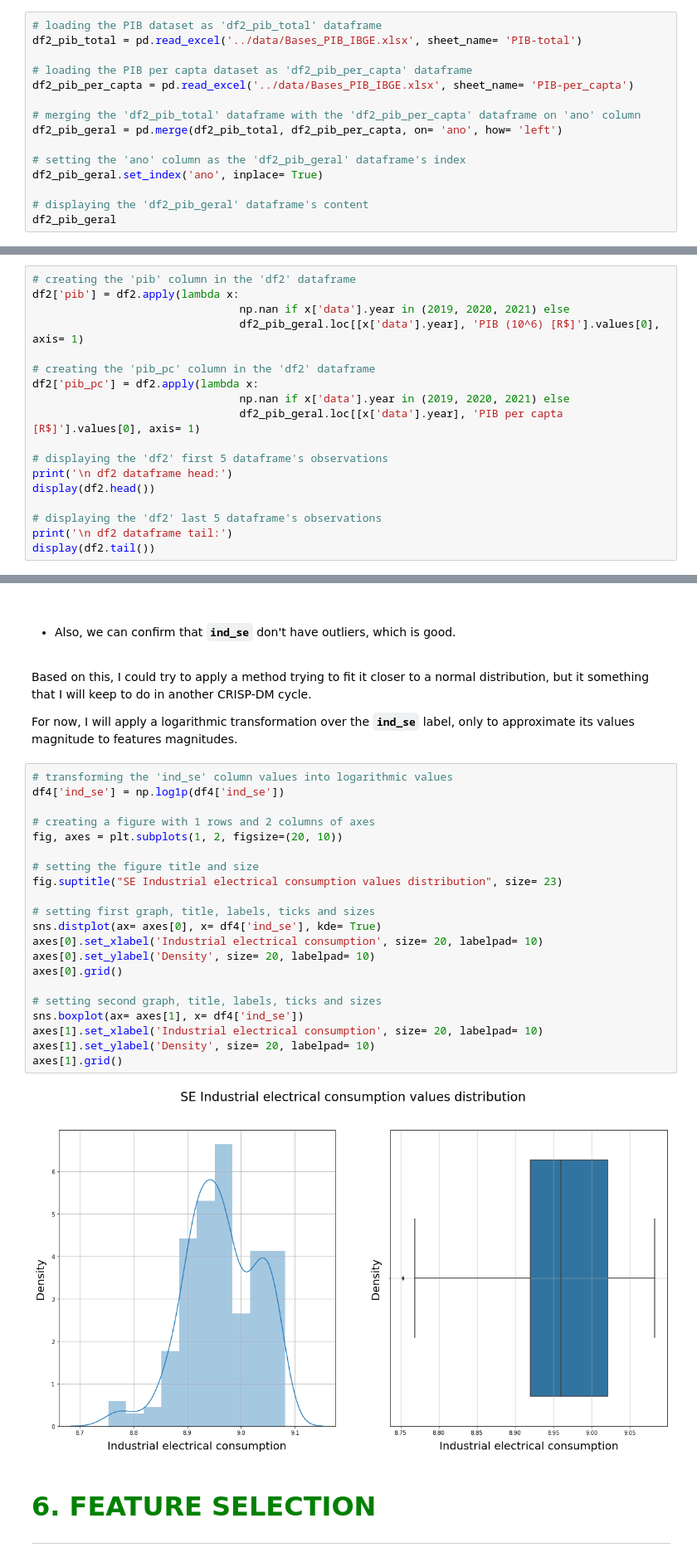
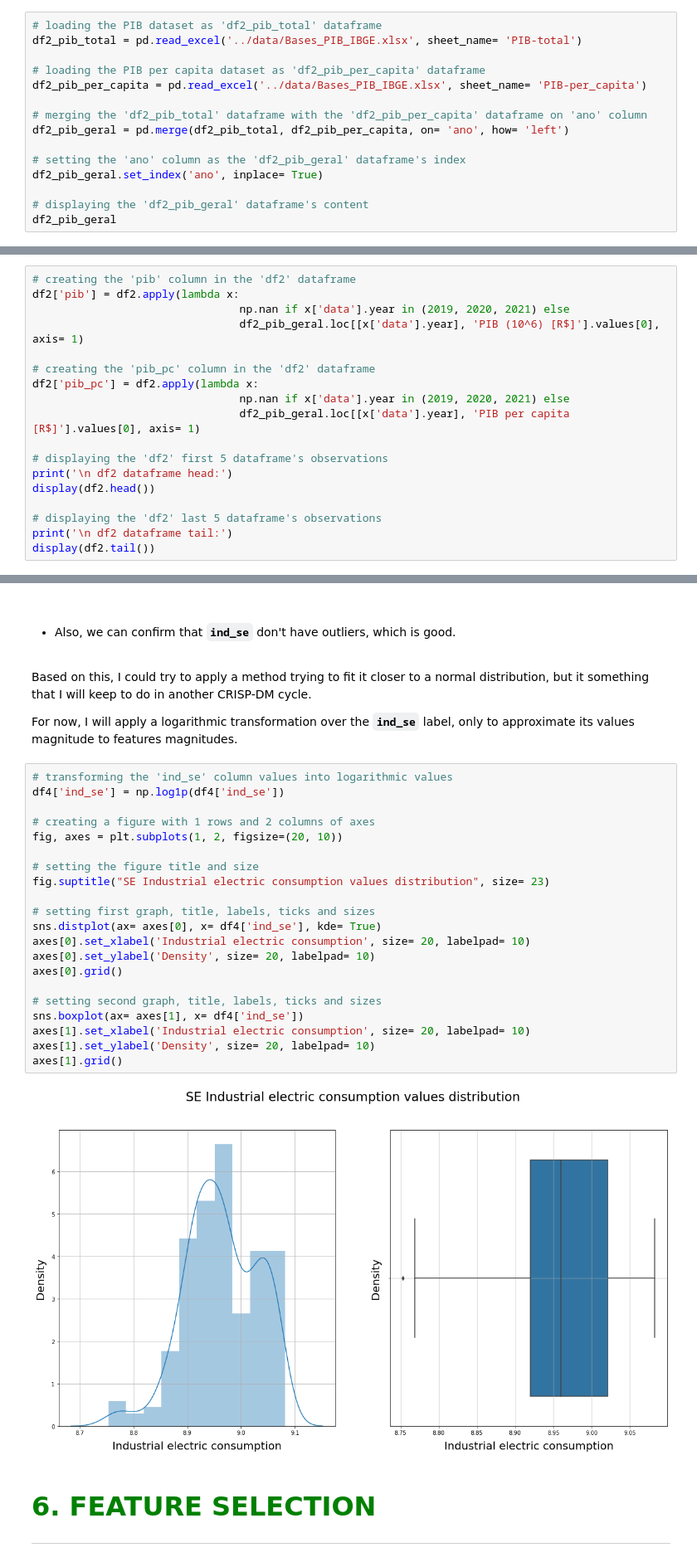
Before and after one commit to pedrofratucci/4Intelligence_Test_Case, a Jupyter notebook: notebooks/4Intelligence_case_PH.ipynb, the cells around one changed output, grey strips where cells are left out. Shown at 83% size. Drawn from its saved outputs; the diff is of its cells as text.

```diff
--- a/notebooks/4Intelligence_case_PH.ipynb
+++ b/notebooks/4Intelligence_case_PH.ipynb
@@ -765,11 +765,11 @@ display(df2.tail())
 # loading the PIB dataset as 'df2_pib_total' dataframe
 df2_pib_total = pd.read_excel('../data/Bases_PIB_IBGE.xlsx', sheet_name= 'PIB-total')
 
-# loading the PIB per capta dataset as 'df2_pib_per_capta' dataframe
-df2_pib_per_capta = pd.read_excel('../data/Bases_PIB_IBGE.xlsx', sheet_name= 'PIB-per_capta')
+# loading the PIB per capita dataset as 'df2_pib_per_capita' dataframe
+df2_pib_per_capita = pd.read_excel('../data/Bases_PIB_IBGE.xlsx', sheet_name= 'PIB-per_capita')
 
-# merging the 'df2_pib_total' dataframe with the 'df2_pib_per_capta' dataframe on 'ano' column
-df2_pib_geral = pd.merge(df2_pib_total, df2_pib_per_capta, on= 'ano', how= 'left')
+# merging the 'df2_pib_total' dataframe with the 'df2_pib_per_capita' dataframe on 'ano' column
+df2_pib_geral = pd.merge(df2_pib_total, df2_pib_per_capita, on= 'ano', how= 'left')
 
 # setting the 'ano' column as the 'df2_pib_geral' dataframe's index
 df2_pib_geral.set_index('ano', inplace= True)
@@ -816,7 +816,7 @@ df2['pib'] = df2.apply(lambda x:
 # creating the 'pib_pc' column in the 'df2' dataframe
 df2['pib_pc'] = df2.apply(lambda x:
                                 np.nan if x['data'].year in (2019, 2020, 2021) else
-                                df2_pib_geral.loc[[x['data'].year], 'PIB per capta [R$]'].values[0], axis= 1)
+                                df2_pib_geral.loc[[x['data'].year], 'PIB per capita [R$]'].values[0], axis= 1)
 
 # displaying the 'df2' first 5 dataframe's observations
 print('\n df2 dataframe head:')
@@ -1338,26 +1887,26 @@ For now, I will apply a logarithmic transformation over the **`ind_se`** label,
 # %%
 # transforming the 'ind_se' column values into logarithmic values
 df4['ind_se'] = np.log1p(df4['ind_se'])
 
 # creating a figure with 1 rows and 2 columns of axes
 fig, axes = plt.subplots(1, 2, figsize=(20, 10))
 
 # setting the figure title and size
-fig.suptitle("SE Industrial electrical consumption values distribution", size= 23)
+fig.suptitle("SE Industrial electric consumption values distribution", size= 23)
 
 # setting first graph, title, labels, ticks and sizes
 sns.distplot(ax= axes[0], x= df4['ind_se'], kde= True)
-axes[0].set_xlabel('Industrial electrical consumption', size= 20, labelpad= 10)
+axes[0].set_xlabel('Industrial electric consumption', size= 20, labelpad= 10)
 axes[0].set_ylabel('Density', size= 20, labelpad= 10)
 axes[0].grid()
 
 # setting second graph, title, labels, ticks and sizes
 sns.boxplot(ax= axes[1], x= df4['ind_se'])
-axes[1].set_xlabel('Industrial electrical consumption', size= 20, labelpad= 10)
+axes[1].set_xlabel('Industrial electric consumption', size= 20, labelpad= 10)
 axes[1].set_ylabel('Density', size= 20, labelpad= 10)
 axes[1].grid()
 # %% [output]
-[figure, old version]
+[figure, new version]
 # %% [markdown]
 # <font color=green size= 6> <b>6. FEATURE SELECTION </font></b>
 ***
```
Also changed, not shown: parts of 54 cells of this notebook, 16 other files.
